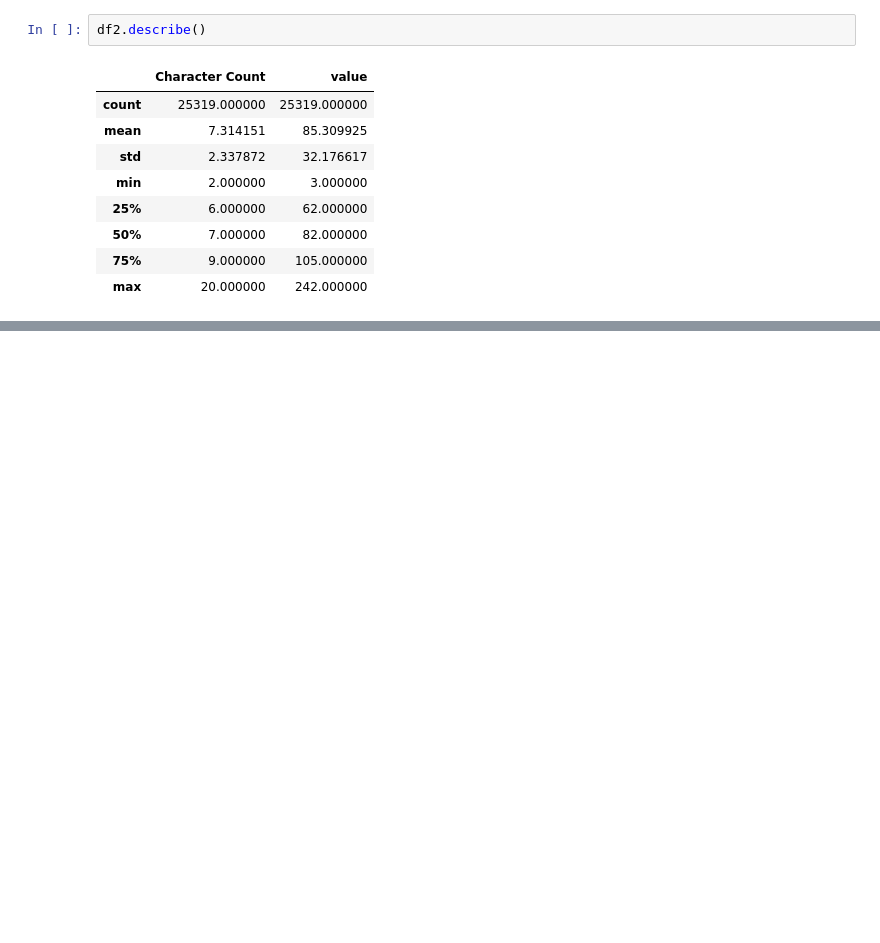
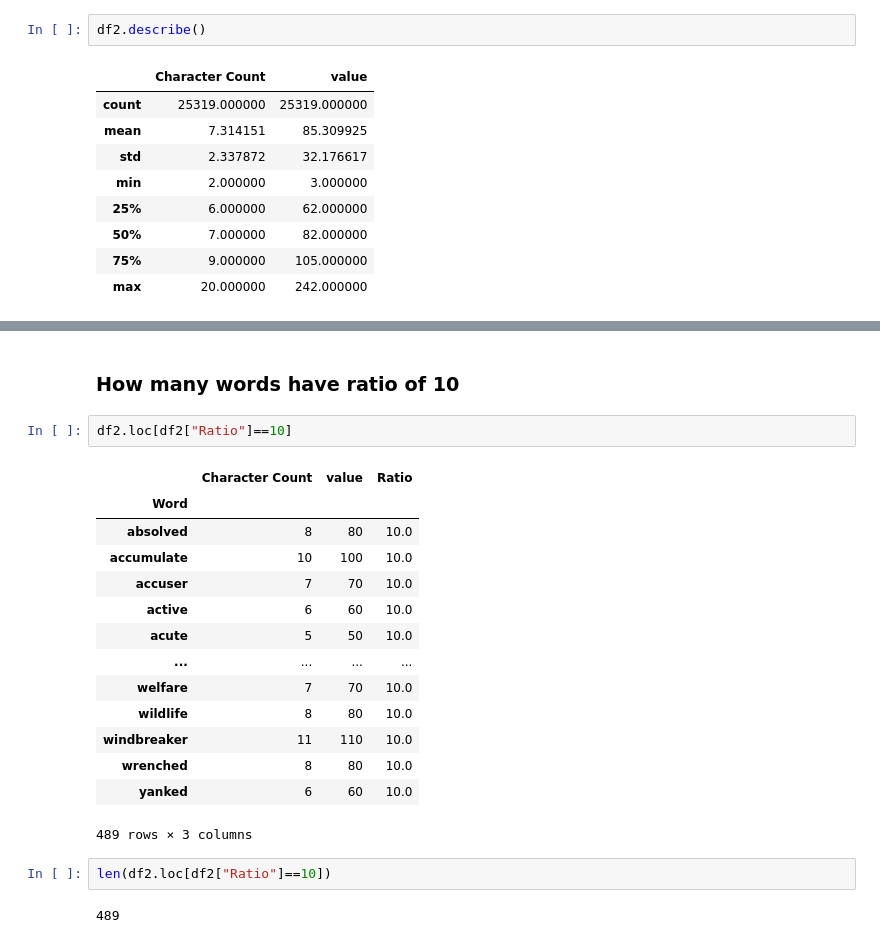
Before and after one commit to aldoSN003/New-DS, a Jupyter notebook: sample.ipynb, the cells around one changed output, grey strips where cells are left out. Saved outputs shown, nothing was run; the diff lists cells and outputs as text; blank space fills up the shorter version.

```diff
--- a/sample.ipynb
+++ b/sample.ipynb
@@ -286,0 +477,23 @@ df2.describe()
+# %% [markdown]
+### How many words have ratio of 10
+# %%
+df2.loc[df2["Ratio"]==10]
+# %% [output]
+|  | Character Count | value | Ratio |
+| Word |  |  |  |
+| absolved | 8 | 80 | 10.0 |
+| accumulate | 10 | 100 | 10.0 |
+| accuser | 7 | 70 | 10.0 |
+| active | 6 | 60 | 10.0 |
+| acute | 5 | 50 | 10.0 |
+| ... | ... | ... | ... |
+| welfare | 7 | 70 | 10.0 |
+| wildlife | 8 | 80 | 10.0 |
+| windbreaker | 11 | 110 | 10.0 |
+| wrenched | 8 | 80 | 10.0 |
+| yanked | 6 | 60 | 10.0 |
+489 rows × 3 columns
+# %%
+len(df2.loc[df2["Ratio"]==10])
+# %% [output]
+489
```
Also changed, not shown: parts of 27 cells of this notebook.
